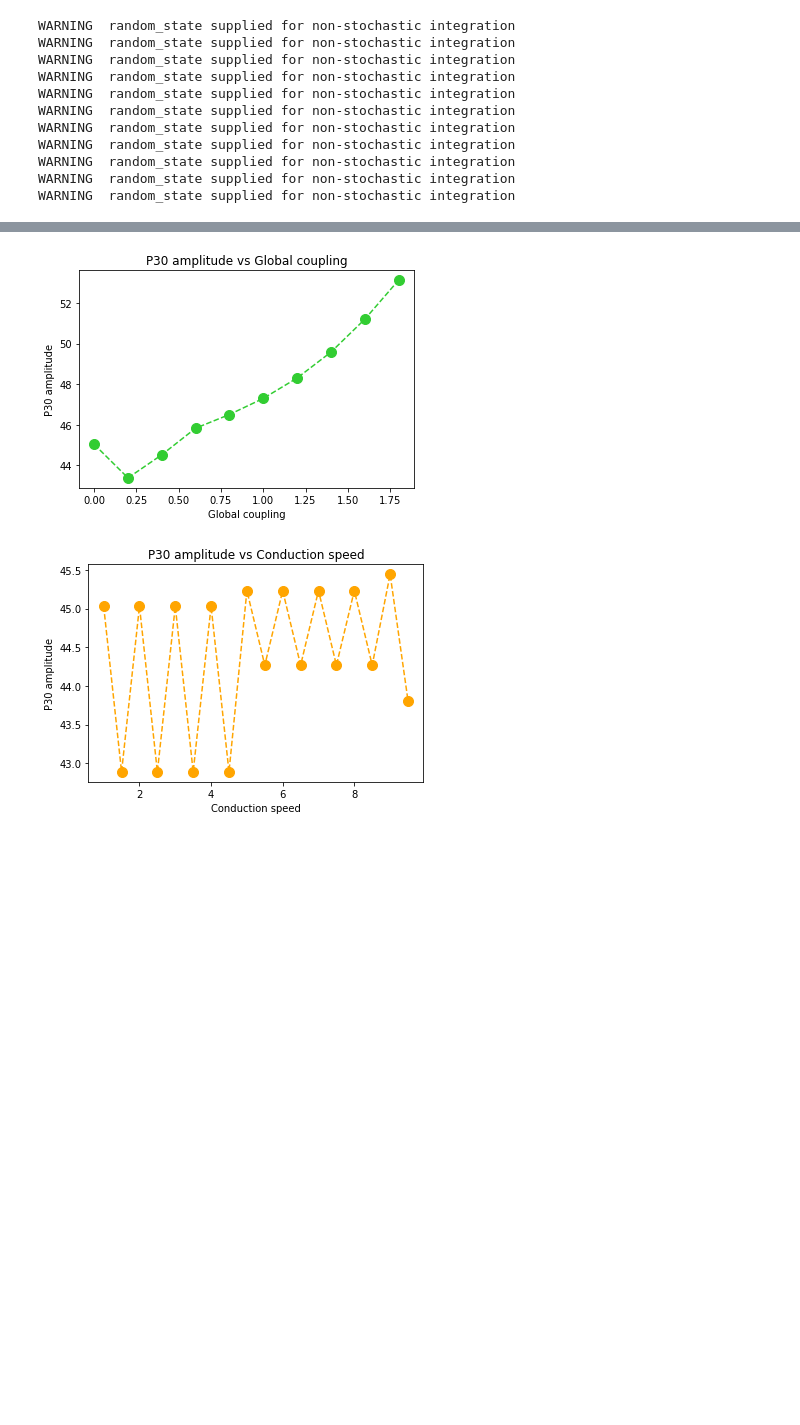
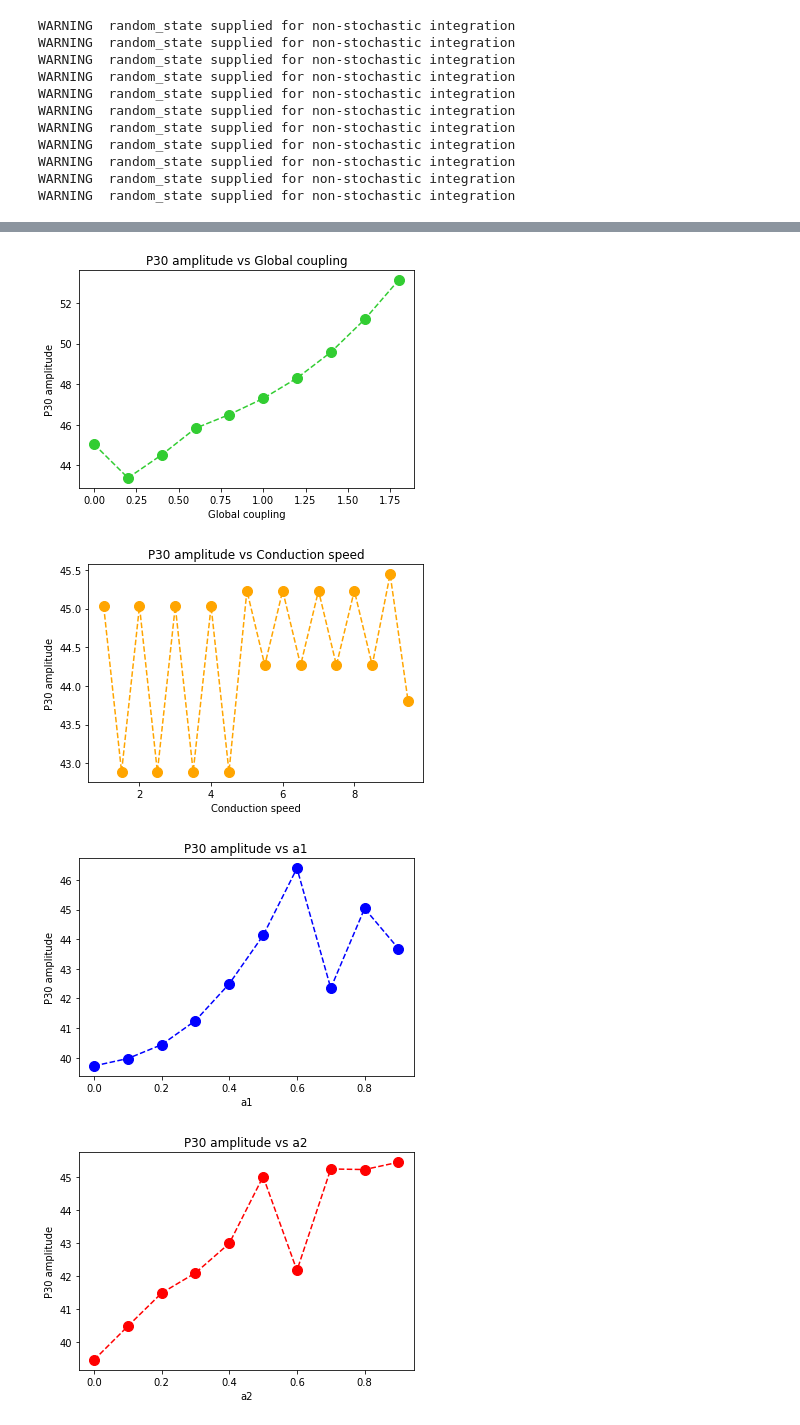
Before and after one commit to anujanegi/TMS-simulation, a Jupyter notebook: TEP with Jansen RIt.ipynb, the cells around one changed output, grey strips where cells are left out. Drawn from its saved outputs; the diff is of its cells as text; code cells hidden in the pictures; blank space fills up the shorter version.

Commit message:
local parameters vs P30

```diff
--- a/TEP with Jansen RIt.ipynb
+++ b/TEP with Jansen RIt.ipynb
@@ -146,7 +146,12 @@ def find_roots(x,y):
     s = np.abs(np.diff(np.sign(y))).astype(bool)
     return x[:-1][s] + np.diff(x)[s]/(np.abs(y[1:][s]/y[:-1][s])+1)
 
-def run_sim(global_coupling=0, conduction_speed=3.0, a_1=1, a_2, a_3, a_4, plot=False):
+def run_sim(global_coupling=0, conduction_speed=3.0, a_1=1, a_2=0.8, a_3=0.25, a_4=0.25, plot=False):
+
+    neuron_model.a_1 = np.array([a_1])
+    neuron_model.a_2 = np.array([a_2])
+    neuron_model.a_3 = np.array([a_3])
+    neuron_model.a_4 = np.array([a_4])
 
     tms_sim = simulator.Simulator(model=neuron_model,
                             connectivity=white_matter,
@@ -200,7 +203,7 @@ n_cores = 4
 # varying GC only
 p = mp.Pool(processes=n_cores)
 gc_range = np.arange(0, 2, .2)
-results_gc = p.starmap(run_sim, zip(gc_range, repeat(3.0), repeat(False)))
+results_gc = p.starmap(run_sim, zip(gc_range, repeat(3.0)))
 p.close()
 # %% [output]
 WARNING  random_state supplied for non-stochastic integration
@@ -234,7 +220,7 @@ WARNING  random_state supplied for non-stochastic integration
 # varying conduction speed only
 p = mp.Pool(processes=n_cores)
 cs_range = np.arange(1,10,.5)
-results_cs = p.starmap(run_sim, zip(repeat(0.0), cs_range, repeat(False)))
+results_cs = p.starmap(run_sim, zip(repeat(0.0), cs_range))
 p.close()
 # %% [output]
 WARNING  random_state supplied for non-stochastic integration
@@ -257,3 +243,25 @@ WARNING  random_state supplied for non-stochastic integration
 WARNING  random_state supplied for non-stochastic integration
 # %%
 # varying a1
+p = mp.Pool(processes=n_cores)
+a1_range = np.arange(0,1,.1)
+results_a1 = p.starmap(run_sim, zip(repeat(0.0), repeat(3.0), a1_range))
+p.close()
+
+# varying a2
+p = mp.Pool(processes=n_cores)
+a2_range = np.arange(0,1,.1)
+results_a2 = p.starmap(run_sim, zip(repeat(0.0), repeat(3.0), repeat(1), a2_range))
+p.close()
+
+# varying a3
+p = mp.Pool(processes=n_cores)
+a3_range = np.arange(0,1,.1)
+results_a3 = p.starmap(run_sim, zip(repeat(0.0), repeat(3.0), repeat(1), repeat(0.8), a3_range))
+p.close()
+
+# varying a4
+p = mp.Pool(processes=n_cores)
+a4_range = np.arange(0,1,.1)
+results_a4 = p.starmap(run_sim, zip(repeat(0.0), repeat(3.0), repeat(1), repeat(0.8), repeat(0.25), a4_range))
+p.close()
@@ -260,17 +336,19 @@ WARNING  random_state supplied for non-stochastic integration
 # %%
 
-ranges = [gc_range, cs_range]
-results = [results_gc, results_cs]
-parameter_varied = ["Global coupling", "Conduction speed"]
-color = ["limegreen", "orange"]
+ranges = [gc_range, cs_range, a1_range, a2_range, a3_range, a4_range]
+results = [results_gc, results_cs, results_a1, results_a2, results_a3, results_a4]
+parameter_varied = ["Global coupling", "Conduction speed", "a1", "a2", "a3", "a4"]
+color = ["limegreen", "orange", "blue", "red", "purple", "black"]
 
 for idx, parameter in enumerate(parameter_varied):
     P30_amplitudes =np.array(results[idx])[:, 0]
     plt.plot(ranges[idx], P30_amplitudes, marker="o", ls="--", ms=10, color=color[idx])
     plt.xlabel(f"{parameter}")
     plt.ylabel("P30 amplitude")
     plt.title(f"P30 amplitude vs {parameter}")
     plt.show()
 # %% [output]
 [figure]
 [figure]
+[figure, added]
+[figure, added]
```
Also changed, not shown: parts of 4 cells of this notebook.
